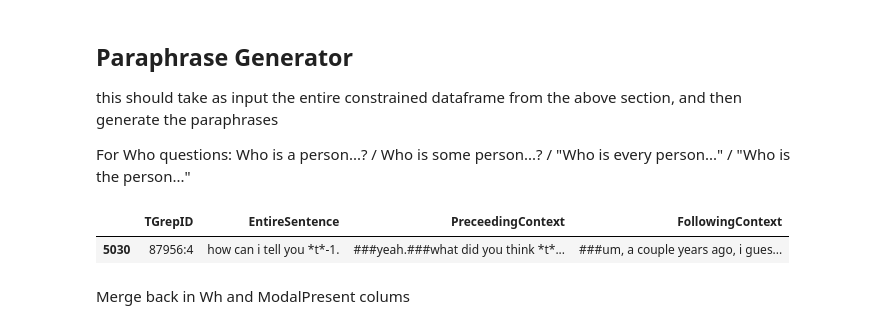
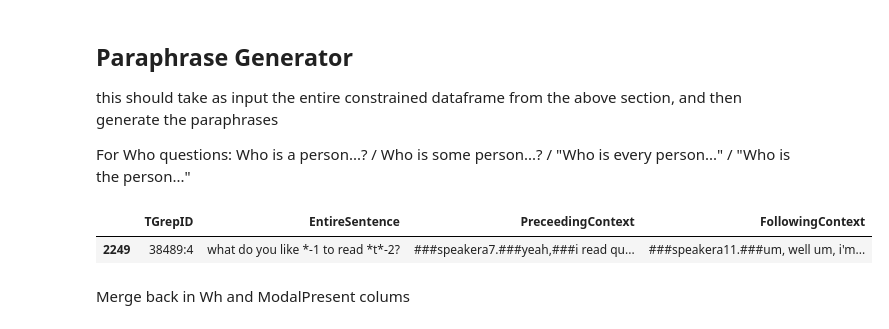
Before and after one commit to mcmoyer11/whquestions-tgrep2, a Jupyter notebook: corpus/analysis/sample_generator-ALLROOT.ipynb, the cells around one changed output. Saved outputs shown, nothing was run; the diff lists cells and outputs as text; code cells hidden in the pictures.

```diff
--- a/corpus/analysis/sample_generator-ALLROOT.ipynb
+++ b/corpus/analysis/sample_generator-ALLROOT.ipynb
@@ -236,10 +222,10 @@ For Who questions: Who is a person...? / Who is some person...? / "Who is every
 # read in df with contexts
 cntxts = pd.read_csv("swbd_contexts.csv")
 # %%
-cntxts[cntxts["TGrepID"]=="87956:4"]
+cntxts[cntxts["TGrepID"]=="38489:4"]
 # %% [output]
 |  | TGrepID | EntireSentence | PreceedingContext | FollowingContext |
-| 5030 | 87956:4 | how can i tell you *t*-1. | ###yeah.###what did you think *t*... | ###um, a couple years ago, i gues... |
+| 2249 | 38489:4 | what do you like *-1 to read *t*-2? | ###speakera7.###yeah,###i read qu... | ###speakera11.###um, well um, i'm... |
 # %%
 cntxts = cntxts.drop(columns="FollowingContext")
 # %%
```
Also changed, not shown: parts of 3 cells of this notebook, 1 other file.
